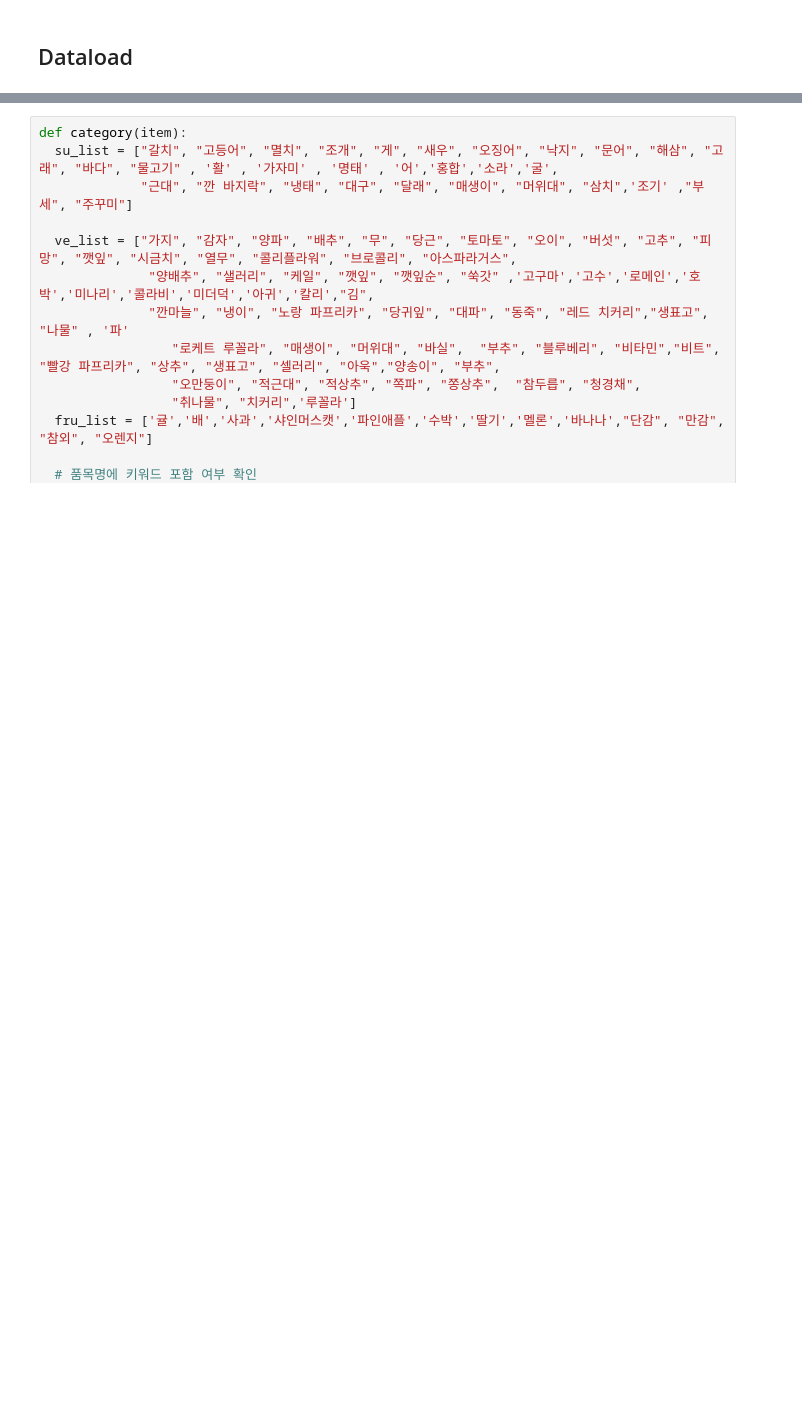
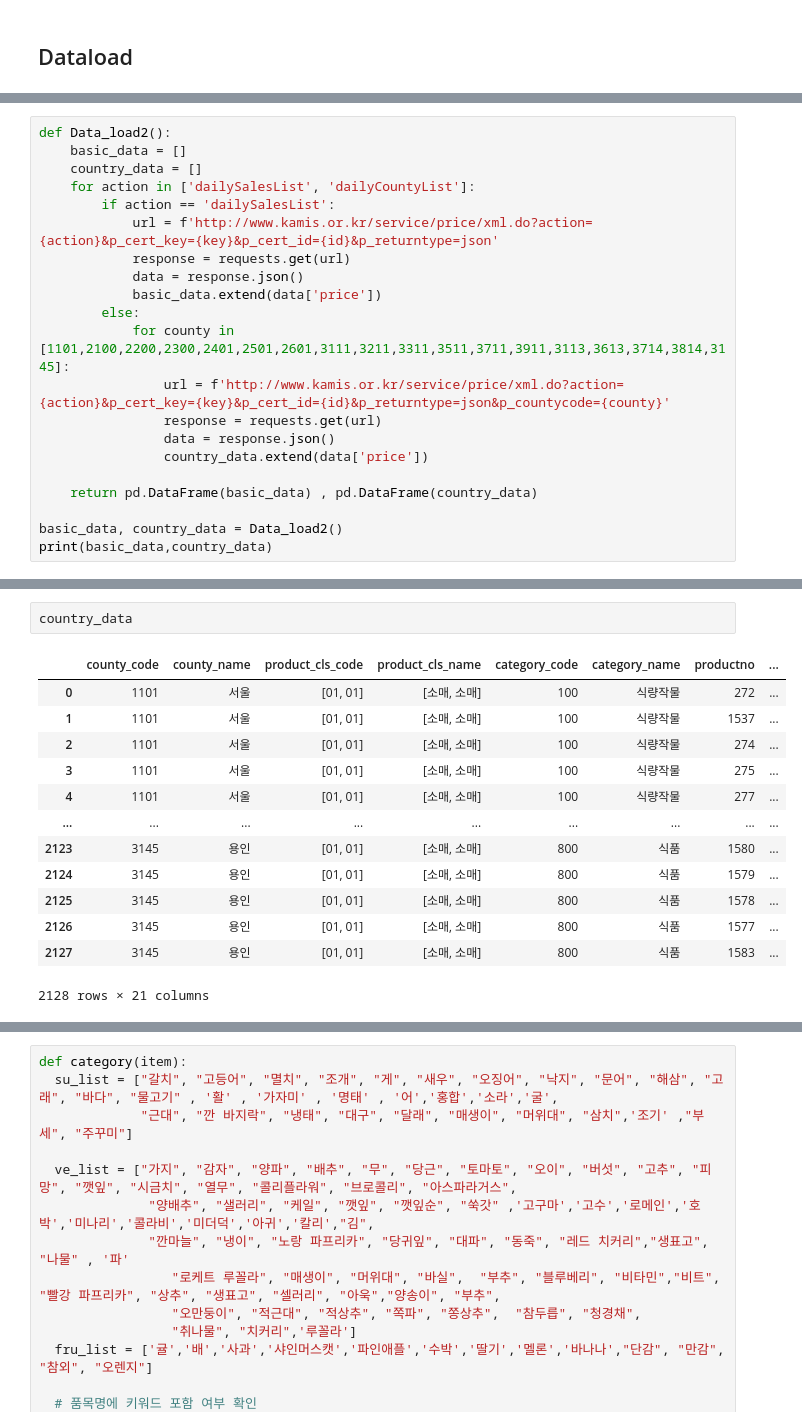
Before and after one commit to KangHoJ/sijang_project, a Jupyter notebook: pratice/model.ipynb, the cells around one changed output, grey strips where cells are left out. Drawn from its saved outputs; the diff is of its cells as text; blank space fills up the shorter version.

```diff
--- a/pratice/model.ipynb
+++ b/pratice/model.ipynb
@@ -41,0 +45,21 @@ df
+# %%
+def Data_load2():
+    basic_data = []
+    country_data = []
+    for action in ['dailySalesList', 'dailyCountyList']:
+        if action == 'dailySalesList':
+            url = f'http://www.kamis.or.kr/service/price/xml.do?action={action}&p_cert_key={key}&p_cert_id={id}&p_returntype=json'
+            response = requests.get(url)
+            data = response.json()
+            basic_data.extend(data['price'])
+        else:
+            for county in [1101,2100,2200,2300,2401,2501,2601,3111,3211,3311,3511,3711,3911,3113,3613,3714,3814,3145]:
+                url = f'http://www.kamis.or.kr/service/price/xml.do?action={action}&p_cert_key={key}&p_cert_id={id}&p_returntype=json&p_countycode={county}'
+                response = requests.get(url)
+                data = response.json()
+                country_data.extend(data['price'])
+
+    return pd.DataFrame(basic_data) , pd.DataFrame(country_data)
+
+basic_data, country_data = Data_load2()
+print(basic_data,country_data)
@@ -41,0 +100,16 @@ df
+# %%
+country_data
+# %% [output]
+|  | county_code | county_name | product_cls_code | product_cls_name | category_code | category_name | productno | ... |
+| 0 | 1101 | 서울 | [01, 01] | [소매, 소매] | 100 | 식량작물 | 272 | ... |
+| 1 | 1101 | 서울 | [01, 01] | [소매, 소매] | 100 | 식량작물 | 1537 | ... |
+| 2 | 1101 | 서울 | [01, 01] | [소매, 소매] | 100 | 식량작물 | 274 | ... |
+| 3 | 1101 | 서울 | [01, 01] | [소매, 소매] | 100 | 식량작물 | 275 | ... |
+| 4 | 1101 | 서울 | [01, 01] | [소매, 소매] | 100 | 식량작물 | 277 | ... |
+| ... | ... | ... | ... | ... | ... | ... | ... | ... |
+| 2123 | 3145 | 용인 | [01, 01] | [소매, 소매] | 800 | 식품 | 1580 | ... |
+| 2124 | 3145 | 용인 | [01, 01] | [소매, 소매] | 800 | 식품 | 1579 | ... |
+| 2125 | 3145 | 용인 | [01, 01] | [소매, 소매] | 800 | 식품 | 1578 | ... |
+| 2126 | 3145 | 용인 | [01, 01] | [소매, 소매] | 800 | 식품 | 1577 | ... |
+| 2127 | 3145 | 용인 | [01, 01] | [소매, 소매] | 800 | 식품 | 1583 | ... |
+2128 rows × 21 columns
```
Also changed, not shown: parts of 9 cells of this notebook, 7 other files.
